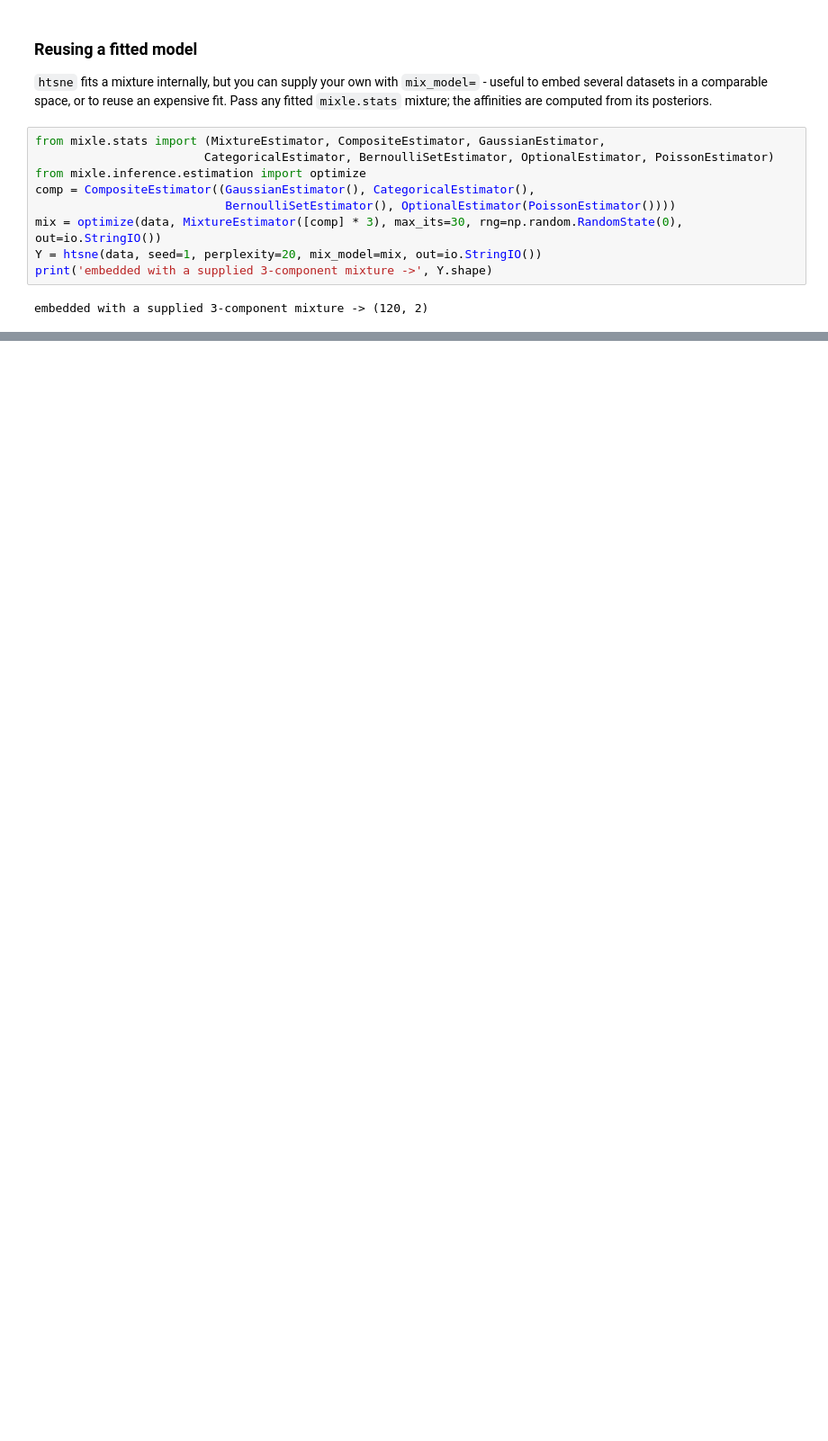
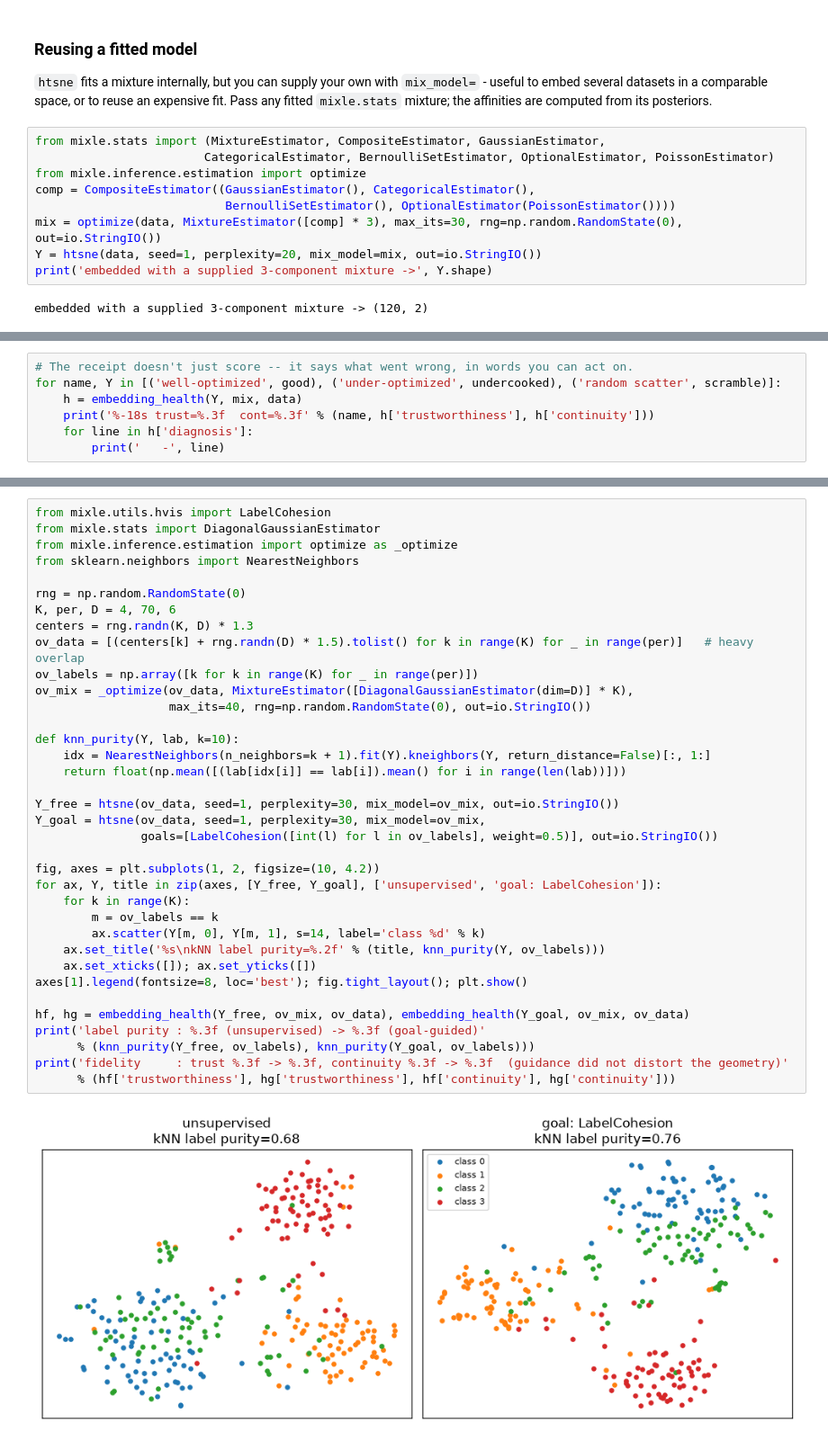
Before and after one commit to gmboquet/mixle-notebooks, a Jupyter notebook: notebooks/tutorials/embedding_with_htsne.ipynb, the cells around one changed output, grey strips where cells are left out. Shown at 90% size. Saved outputs shown, nothing was run; the diff lists cells and outputs as text; blank space fills up the shorter version.

```diff
--- a/notebooks/tutorials/embedding_with_htsne.ipynb
+++ b/notebooks/tutorials/embedding_with_htsne.ipynb
@@ -99,0 +134,7 @@ embedded with a supplied 3-component mixture -> (120, 2)
+# %%
+# The receipt doesn't just score -- it says what went wrong, in words you can act on.
+for name, Y in [('well-optimized', good), ('under-optimized', undercooked), ('random scatter', scramble)]:
+    h = embedding_health(Y, mix, data)
+    print('%-18s trust=%.3f  cont=%.3f' % (name, h['trustworthiness'], h['continuity']))
+    for line in h['diagnosis']:
+        print('   -', line)
@@ -99,0 +165,38 @@ embedded with a supplied 3-component mixture -> (120, 2)
+# %%
+from mixle.utils.hvis import LabelCohesion
+from mixle.stats import DiagonalGaussianEstimator
+from mixle.inference.estimation import optimize as _optimize
+from sklearn.neighbors import NearestNeighbors
+
+rng = np.random.RandomState(0)
+K, per, D = 4, 70, 6
+centers = rng.randn(K, D) * 1.3
+ov_data = [(centers[k] + rng.randn(D) * 1.5).tolist() for k in range(K) for _ in range(per)]   # heavy overlap
+ov_labels = np.array([k for k in range(K) for _ in range(per)])
+ov_mix = _optimize(ov_data, MixtureEstimator([DiagonalGaussianEstimator(dim=D)] * K),
+                   max_its=40, rng=np.random.RandomState(0), out=io.StringIO())
+
+def knn_purity(Y, lab, k=10):
+    idx = NearestNeighbors(n_neighbors=k + 1).fit(Y).kneighbors(Y, return_distance=False)[:, 1:]
+    return float(np.mean([(lab[idx[i]] == lab[i]).mean() for i in range(len(lab))]))
+
+Y_free = htsne(ov_data, seed=1, perplexity=30, mix_model=ov_mix, out=io.StringIO())
+Y_goal = htsne(ov_data, seed=1, perplexity=30, mix_model=ov_mix,
+               goals=[LabelCohesion([int(l) for l in ov_labels], weight=0.5)], out=io.StringIO())
+
+fig, axes = plt.subplots(1, 2, figsize=(10, 4.2))
+for ax, Y, title in zip(axes, [Y_free, Y_goal], ['unsupervised', 'goal: LabelCohesion']):
+    for k in range(K):
+        m = ov_labels == k
+        ax.scatter(Y[m, 0], Y[m, 1], s=14, label='class %d' % k)
+    ax.set_title('%s\nkNN label purity=%.2f' % (title, knn_purity(Y, ov_labels)))
+    ax.set_xticks([]); ax.set_yticks([])
+axes[1].legend(fontsize=8, loc='best'); fig.tight_layout(); plt.show()
+
+hf, hg = embedding_health(Y_free, ov_mix, ov_data), embedding_health(Y_goal, ov_mix, ov_data)
+print('label purity : %.3f (unsupervised) -> %.3f (goal-guided)'
+      % (knn_purity(Y_free, ov_labels), knn_purity(Y_goal, ov_labels)))
+print('fidelity     : trust %.3f -> %.3f, continuity %.3f -> %.3f  (guidance did not distort the geometry)'
+      % (hf['trustworthiness'], hg['trustworthiness'], hf['continuity'], hg['continuity']))
+# %% [output]
+[figure, added]
```
Also changed, not shown: parts of 7 cells of this notebook, 43 other files.
